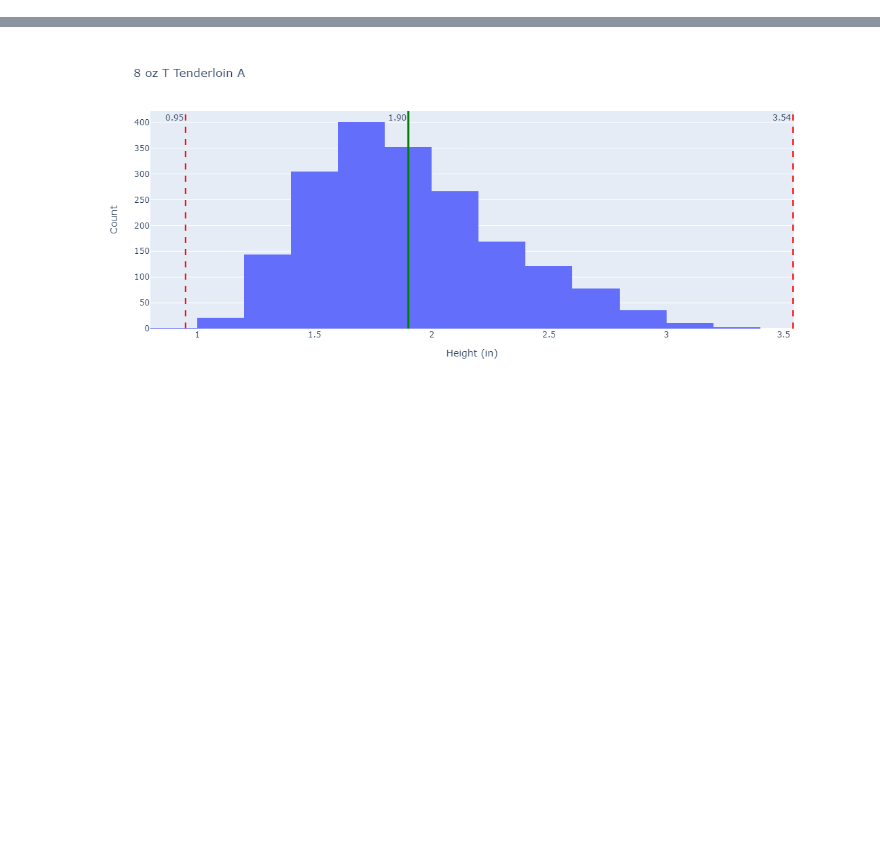
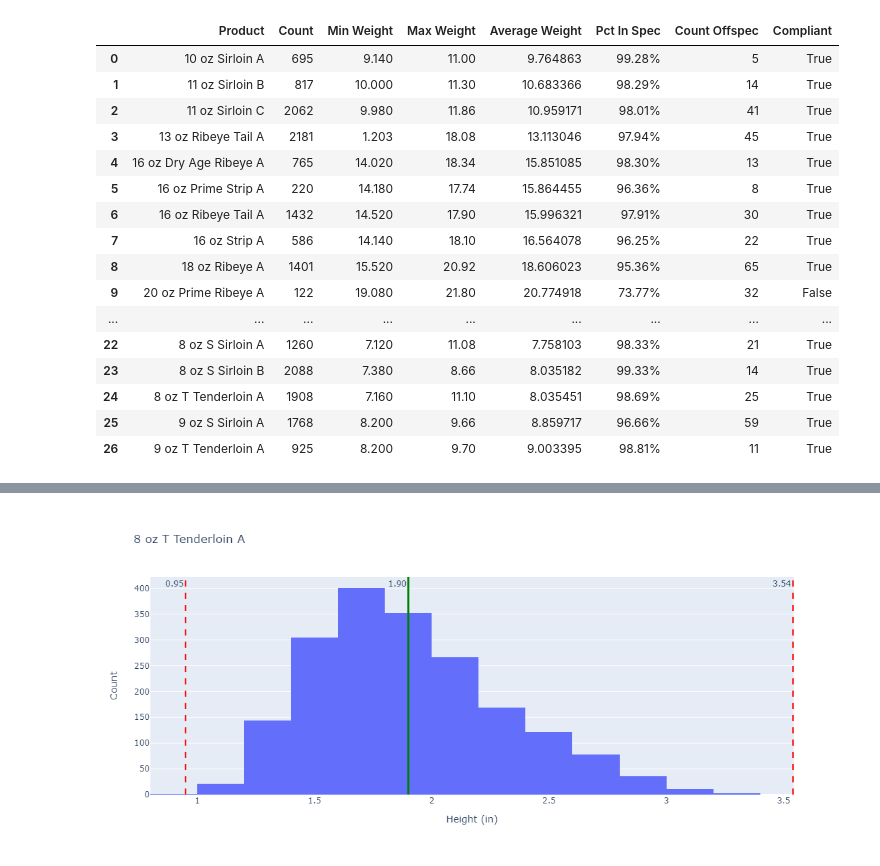
Before and after one commit to ThePennyGoblin/SMU_Project_3_Team-_1, a Jupyter notebook: scratch_jupyter_books/CG_scratch2.ipynb, the cells around one changed output, grey strips where cells are left out. Drawn from its saved outputs; the diff is of its cells as text; code cells hidden in the pictures; blank space fills up the shorter version.

```diff
--- a/scratch_jupyter_books/CG_scratch2.ipynb
+++ b/scratch_jupyter_books/CG_scratch2.ipynb
@@ -12,3 +12,71 @@ import plotly.graph_objects as go #this will be to create the subplot tabling
 #figure out how to loop through and create height/ weight tables at once
 #figure out how to loop through and create all tables at once
 #do we want to convert the pull as pulling only a query of the single product instead of a query of the whole table
+# %%
+#WEIGHT-- Relevant Dashboard information
+
+# Specify the file paths
+file_path1 = '../data/cleaned/generic_butcher_cleaned.csv'
+file_path2 = '../data/cleaned/generic_butcher_spec_cleaned.csv'
+
+# Read the CSV files into DataFrames
+df = pd.read_csv(file_path1)
+df2 = pd.read_csv(file_path2)
+
+# Adjust decimal point that were obvious errors
+df['measured_weight'] = df['measured_weight'].apply(lambda x: x * 0.01 if x > 50 else x)
+
+# Merge the two dataframes on product_name to get the specs in the main dataframe
+df = df.merge(df2[['product_name', 'weight_min', 'weight_max']], on='product_name', how='left')
+
+# Group by product_name and calculate relevant metrics
+grouped = df.groupby('product_name').agg(
+    Count=('measured_weight', 'size'),
+    Min_Weight=('measured_weight', 'min'),
+    Max_Weight=('measured_weight', 'max'),
+    Average_Weight=('measured_weight', 'mean')
+).reset_index()
+
+# Calculate additional metrics
+grouped['Pct_In_Spec'] = df.groupby('product_name').apply(
+    lambda x: (x['measured_weight'].between(x['weight_min'], x['weight_max'])).mean() * 100
+).values
+
+grouped['Count_Offspec'] = df.groupby('product_name').apply(
+    lambda x: (~x['measured_weight'].between(x['weight_min'], x['weight_max'])).sum()
+).values
+
+grouped['Compliant'] = grouped['Pct_In_Spec'] > 95
+
+# Format the Pct_In_Spec column
+grouped['Pct_In_Spec'] = grouped['Pct_In_Spec'].apply(lambda x: f"{x:.2f}%")
+
+# Rename columns for consistency
+grouped.rename(columns={
+    'product_name': 'Product',
+    'Min_Weight': 'Min Weight',
+    'Max_Weight': 'Max Weight',
+    'Average_Weight': 'Average Weight',
+    'Pct_In_Spec': 'Pct In Spec',
+    'Count_Offspec': 'Count Offspec'
+}, inplace=True)
+
+grouped
+# %% [output]
+|  | Product | Count | Min Weight | Max Weight | Average Weight | Pct In Spec | Count Offspec | Compliant |
+| 0 | 10 oz Sirloin A | 695 | 9.140 | 11.00 | 9.764863 | 99.28% | 5 | True |
+| 1 | 11 oz Sirloin B | 817 | 10.000 | 11.30 | 10.683366 | 98.29% | 14 | True |
+| 2 | 11 oz Sirloin C | 2062 | 9.980 | 11.86 | 10.959171 | 98.01% | 41 | True |
+| 3 | 13 oz Ribeye Tail A | 2181 | 1.203 | 18.08 | 13.113046 | 97.94% | 45 | True |
+| 4 | 16 oz Dry Age Ribeye A | 765 | 14.020 | 18.34 | 15.851085 | 98.30% | 13 | True |
+| 5 | 16 oz Prime Strip A | 220 | 14.180 | 17.74 | 15.864455 | 96.36% | 8 | True |
+| 6 | 16 oz Ribeye Tail A | 1432 | 14.520 | 17.90 | 15.996321 | 97.91% | 30 | True |
+| 7 | 16 oz Strip A | 586 | 14.140 | 18.10 | 16.564078 | 96.25% | 22 | True |
+| 8 | 18 oz Ribeye A | 1401 | 15.520 | 20.92 | 18.606023 | 95.36% | 65 | True |
+| 9 | 20 oz Prime Ribeye A | 122 | 19.080 | 21.80 | 20.774918 | 73.77% | 32 | False |
+| ... | ... | ... | ... | ... | ... | ... | ... | ... |
+| 22 | 8 oz S Sirloin A | 1260 | 7.120 | 11.08 | 7.758103 | 98.33% | 21 | True |
+| 23 | 8 oz S Sirloin B | 2088 | 7.380 | 8.66 | 8.035182 | 99.33% | 14 | True |
+| 24 | 8 oz T Tenderloin A | 1908 | 7.160 | 11.10 | 8.035451 | 98.69% | 25 | True |
+| 25 | 9 oz S Sirloin A | 1768 | 8.200 | 9.66 | 8.859717 | 96.66% | 59 | True |
+| 26 | 9 oz T Tenderloin A | 925 | 8.200 | 9.70 | 9.003395 | 98.81% | 11 | True |
```
Also changed, not shown: parts of 4 cells of this notebook.
